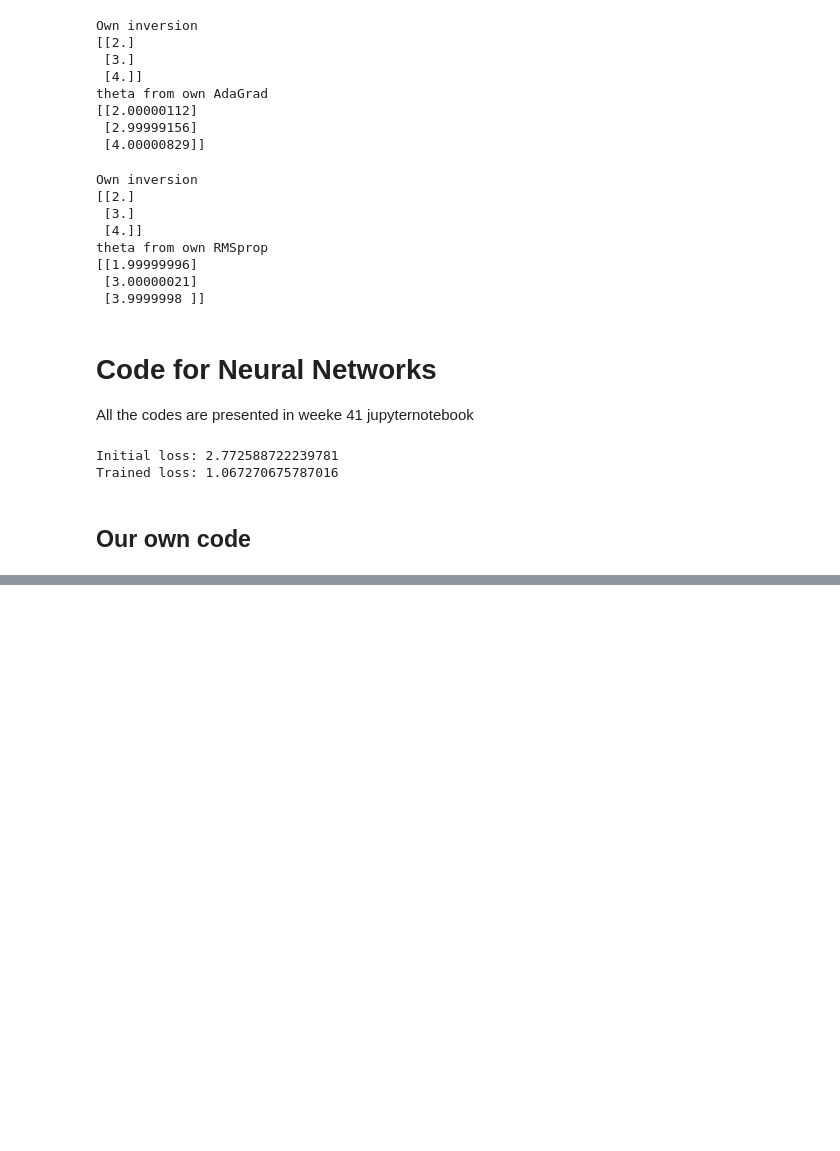
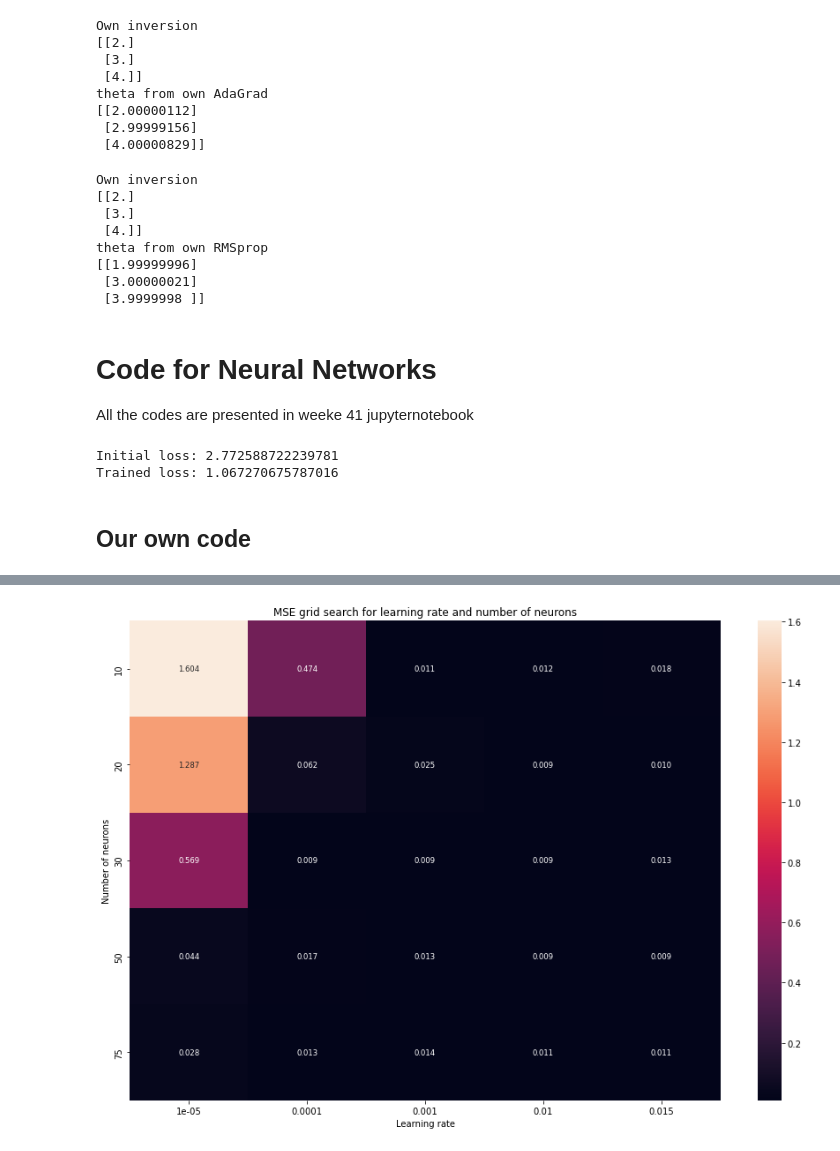
Before and after one commit to matteodales/-FYS-STK4155_Applied_Data_Analysis_and_Machine_Learning, a Jupyter notebook: project2/project2_notebook.ipynb, the cells around one changed output, grey strips where cells are left out. Cells and saved outputs as stored; diff of their text form; code cells hidden in the pictures; blank space fills up the shorter version.

```diff
--- a/project2/project2_notebook.ipynb
+++ b/project2/project2_notebook.ipynb
@@ -1894,0 +1291,29 @@ nn.train(Xtrain,ytrain,testing_inputs=Xtest,testing_targets=ytest,initial_learni
+# %%
+# grid search number of neurons and eta:
+
+n_neurons_list = [10,20,30,50,75]
+eta_list = [1e-5, 1e-4, 0.001, 0.01, 0.015]
+MSE = np.zeros((len(n_neurons_list),len(eta_list)))
+
+for i in range(len(n_neurons_list)):
+    for j in range(len(eta_list)):
+
+        n_neurons = n_neurons_list[i]
+        eta = eta_list[j]
+
+        nn = NeuralNetwork(3,regr_cost_grad,random_state=1)
+        layer1 = Layer(n_neurons,sigmoid,sigmoid_grad)
+        layer2 = Layer(1,linear,linear_grad)
+        nn.add_layer(layer1)
+        nn.add_layer(layer2)
+        nn.train(Xtrain,ytrain,initial_learning_rate=eta,epochs=100)
+        MSE[i][j] = mse(nn.feed_forward_out(Xtest),ytest)
+# %%
+plt.figure(figsize=(15,10))
+sns.heatmap(MSE, xticklabels=eta_list, yticklabels=n_neurons_list, annot=True, annot_kws={"size": 8.5}, fmt=".3f")
+plt.xlabel("Learning rate")
+plt.ylabel("Number of neurons")
+plt.title("MSE grid search for learning rate and number of neurons")
+#plt.savefig("Grid search for learning rate and epochs.png")
+# %% [output]
+[figure, added]
```
Also changed, not shown: parts of 62 cells of this notebook.
